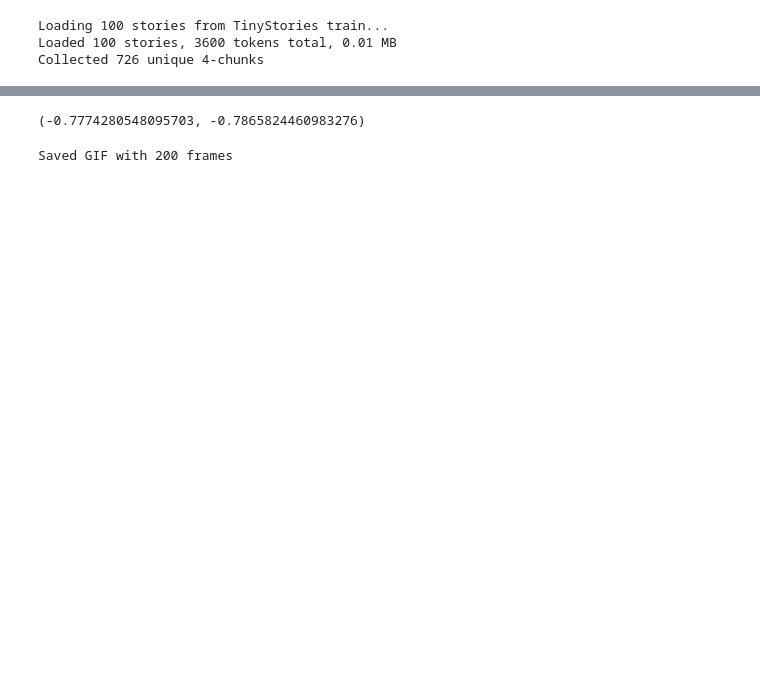
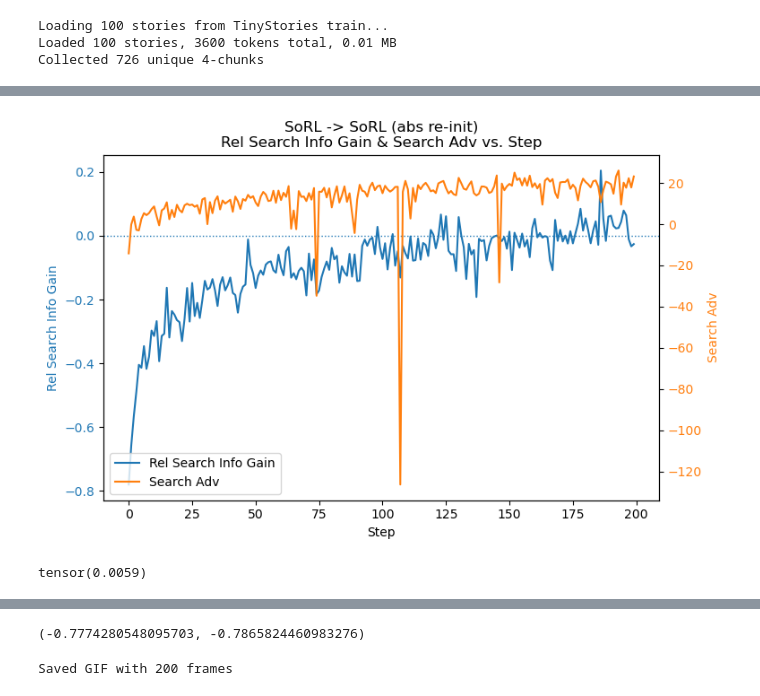
Before and after one commit to fangyuan-ksgk/mod_gpt, a Jupyter notebook: info-gain-sorl.ipynb, the cells around one changed output, grey strips where cells are left out. Saved outputs shown, nothing was run; the diff lists cells and outputs as text; code cells hidden in the pictures; blank space fills up the shorter version.

Commit message:
update experiment for info-gain reward

```diff
--- a/info-gain-sorl.ipynb
+++ b/info-gain-sorl.ipynb
@@ -161,0 +138,6 @@ phase 1 | step 278 | base traj loss: 6.41 | cond traj loss: 0.95 | abs_loss: 0.0
+# %%
+from sorl.forget import plot_rel_info_gain_vs_step
+
+plot_rel_info_gain_vs_step(record)
+# %% [output]
+[figure, added]
@@ -161,0 +184,14 @@ phase 1 | step 278 | base traj loss: 6.41 | cond traj loss: 0.95 | abs_loss: 0.0
+# %%
+# rel_info_gain
+torch.tensor(ig).mean()
+
+# (Scaling test-time compute in abstract space --> "thinking is acting in an imaginary space")
+# n=1, t=[0] -> relative info gain: 0.59%
+# n=2, t=[0, 5] -> relative info gain: 3.6%
+# n=5, t=[0, 5, ..., 5] -> relative info gain: 6.08%
+# n=8, t=[0, 5, ..., 5] -> relative info gain: 4.8%
+# n=10, t=[0, 5, ..., 5] -> relative info gain: 7.26%
+# n=20, t=[0, 5, ..., 5] -> relative info gain: 6.7%
+# n=30, t=[0, 5, ..., 5] -> relative info gain: 7.55%
+# %% [output]
+tensor(0.0059)
```
Also changed, not shown: parts of 14 cells of this notebook, 4 other files.
